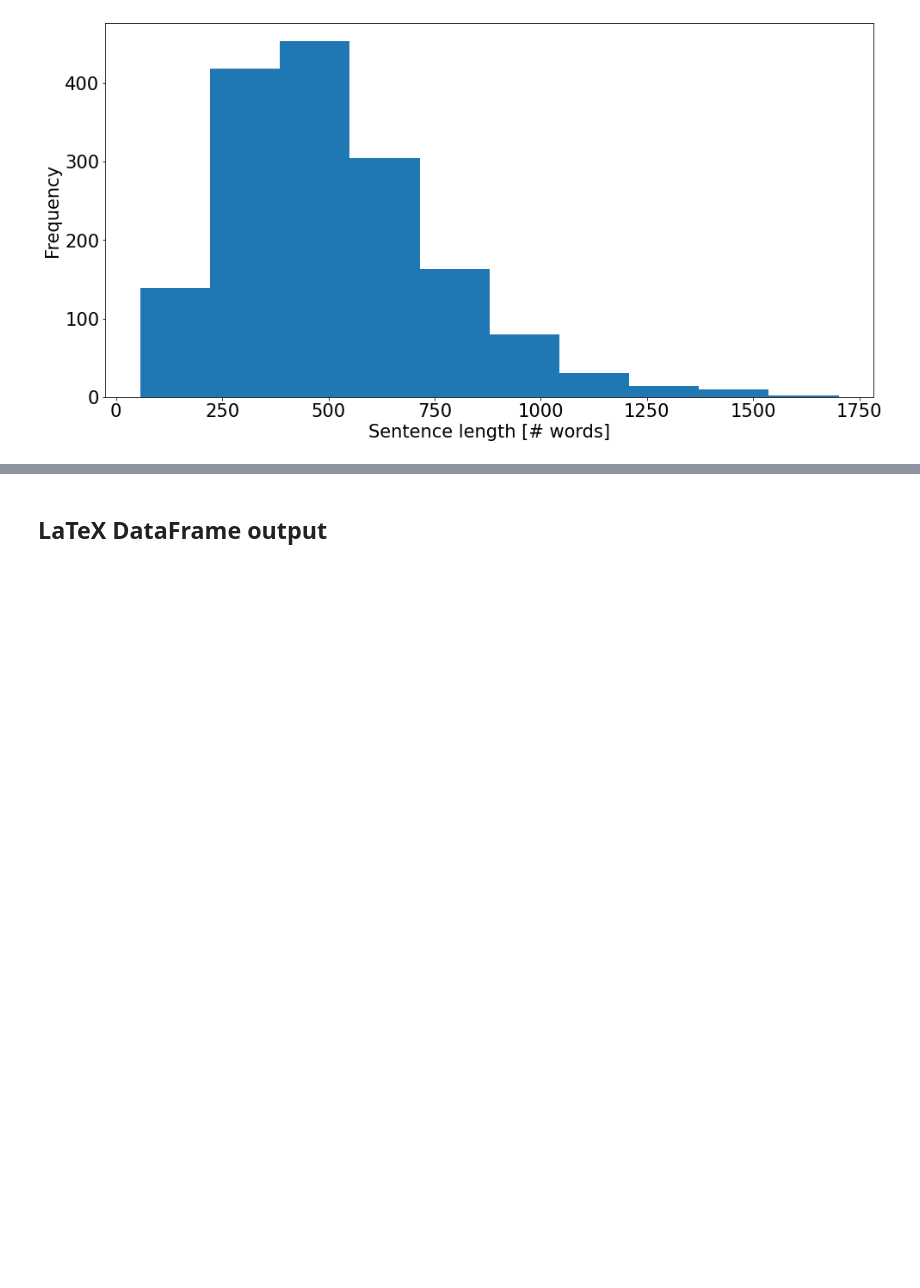
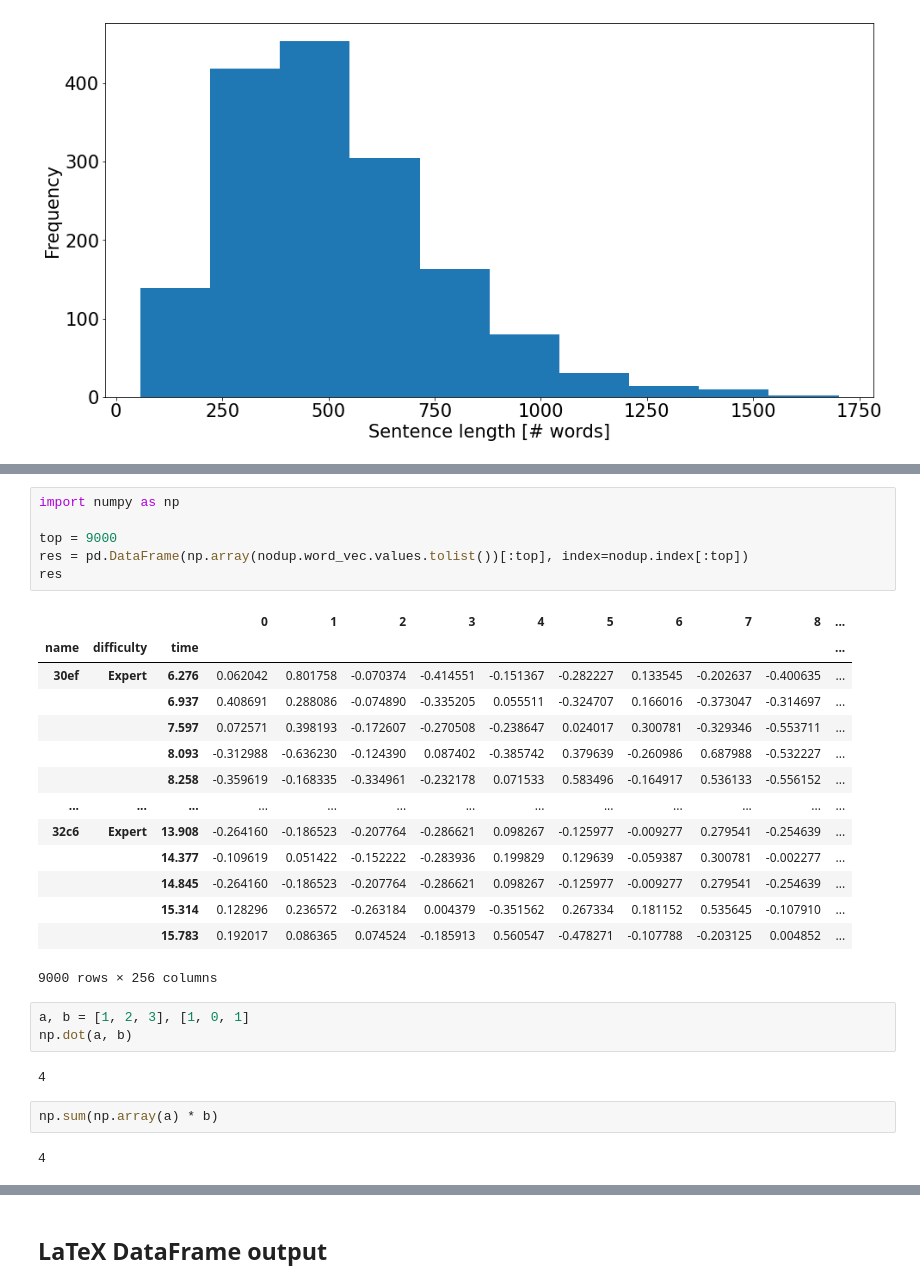
Before and after one commit to ronaldluc/DeepSaber, a Jupyter notebook: src/notebooks/data_exploration.ipynb, the cells around one changed output, grey strips where cells are left out. Cells and saved outputs as stored; diff of their text form; blank space fills up the shorter version.

```diff
--- a/src/notebooks/data_exploration.ipynb
+++ b/src/notebooks/data_exploration.ipynb
@@ -168,0 +202,30 @@ plot_sentence_lengths(train)
+# %%
+import numpy as np
+
+top = 9000
+res = pd.DataFrame(np.array(nodup.word_vec.values.tolist())[:top], index=nodup.index[:top])
+res
+# %% [output]
+|  |  |  | 0 | 1 | 2 | 3 | 4 | 5 | 6 | 7 | 8 | ... |
+| name | difficulty | time |  |  |  |  |  |  |  |  |  | ... |
+| 30ef | Expert | 6.276 | 0.062042 | 0.801758 | -0.070374 | -0.414551 | -0.151367 | -0.282227 | 0.133545 | -0.202637 | -0.400635 | ... |
+|  |  | 6.937 | 0.408691 | 0.288086 | -0.074890 | -0.335205 | 0.055511 | -0.324707 | 0.166016 | -0.373047 | -0.314697 | ... |
+|  |  | 7.597 | 0.072571 | 0.398193 | -0.172607 | -0.270508 | -0.238647 | 0.024017 | 0.300781 | -0.329346 | -0.553711 | ... |
+|  |  | 8.093 | -0.312988 | -0.636230 | -0.124390 | 0.087402 | -0.385742 | 0.379639 | -0.260986 | 0.687988 | -0.532227 | ... |
+|  |  | 8.258 | -0.359619 | -0.168335 | -0.334961 | -0.232178 | 0.071533 | 0.583496 | -0.164917 | 0.536133 | -0.556152 | ... |
+| ... | ... | ... | ... | ... | ... | ... | ... | ... | ... | ... | ... | ... |
+| 32c6 | Expert | 13.908 | -0.264160 | -0.186523 | -0.207764 | -0.286621 | 0.098267 | -0.125977 | -0.009277 | 0.279541 | -0.254639 | ... |
+|  |  | 14.377 | -0.109619 | 0.051422 | -0.152222 | -0.283936 | 0.199829 | 0.129639 | -0.059387 | 0.300781 | -0.002277 | ... |
+|  |  | 14.845 | -0.264160 | -0.186523 | -0.207764 | -0.286621 | 0.098267 | -0.125977 | -0.009277 | 0.279541 | -0.254639 | ... |
+|  |  | 15.314 | 0.128296 | 0.236572 | -0.263184 | 0.004379 | -0.351562 | 0.267334 | 0.181152 | 0.535645 | -0.107910 | ... |
+|  |  | 15.783 | 0.192017 | 0.086365 | 0.074524 | -0.185913 | 0.560547 | -0.478271 | -0.107788 | -0.203125 | 0.004852 | ... |
+9000 rows × 256 columns
+# %%
+a, b = [1, 2, 3], [1, 0, 1]
+np.dot(a, b)
+# %% [output]
+4
+# %%
+np.sum(np.array(a) * b)
+# %% [output]
+4
```
Also changed, not shown: parts of 11 cells of this notebook, 5 other files.
